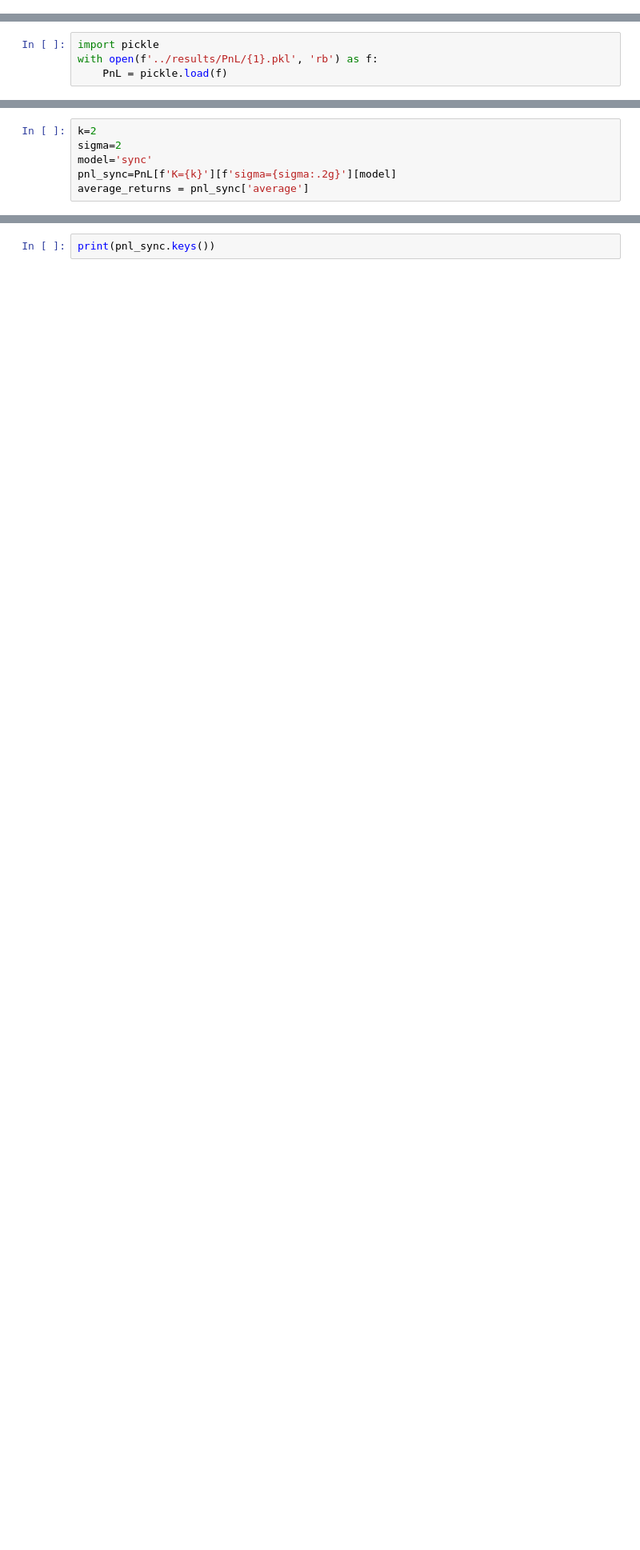
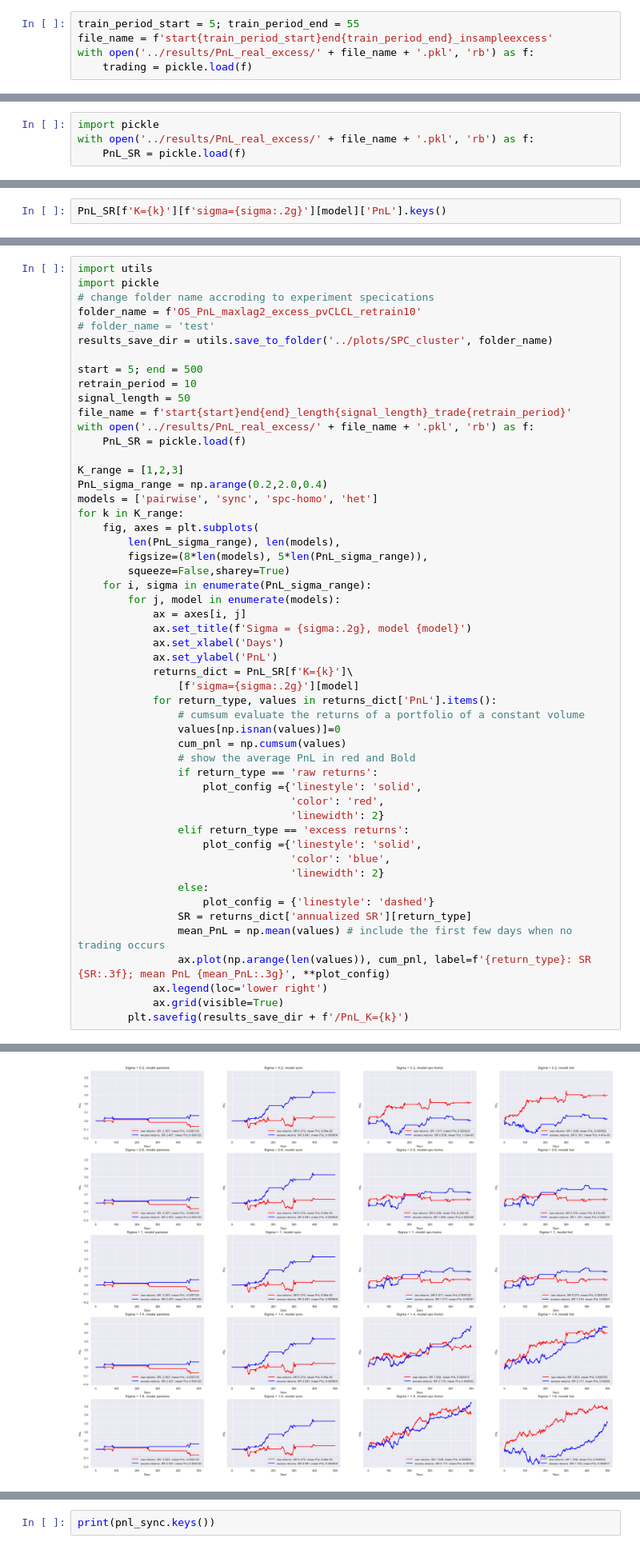
Before and after one commit to danni-shi/MRA, a Jupyter notebook: notebooks/test.ipynb, the cells around one changed output, grey strips where cells are left out. Shown at 80% size. Cells and saved outputs as stored; diff of their text form; blank space fills up the shorter version.

Commit message:
retrain at regular internvals and grid search over K and sigma

```diff
--- a/notebooks/test.ipynb
+++ b/notebooks/test.ipynb
@@ -6,0 +11,5 @@ sys.path.append('../src')
+# %%
+train_period_start = 5; train_period_end = 55
+file_name = f'start{train_period_start}end{train_period_end}_insampleexcess'
+with open('../results/PnL_real_excess/' + file_name + '.pkl', 'rb') as f:
+    trading = pickle.load(f)
@@ -7,4 +85,4 @@ sys.path.append('../src')
 # %%
 import pickle
-with open(f'../results/PnL/{1}.pkl', 'rb') as f:
-    PnL = pickle.load(f)
+with open('../results/PnL_real_excess/' + file_name + '.pkl', 'rb') as f:
+    PnL_SR = pickle.load(f)
@@ -11,6 +91,2 @@ with open(f'../results/PnL/{1}.pkl', 'rb') as f:
 # %%
-k=2
-sigma=2
-model='sync'
-pnl_sync=PnL[f'K={k}'][f'sigma={sigma:.2g}'][model]
-average_returns = pnl_sync['average']
+PnL_SR[f'K={k}'][f'sigma={sigma:.2g}'][model]['PnL'].keys()
@@ -16,0 +95,53 @@ average_returns = pnl_sync['average']
+# %%
+import utils
+import pickle
+# change folder name accroding to experiment specications
+folder_name = f'OS_PnL_maxlag2_excess_pvCLCL_retrain10'
+# folder_name = 'test'
+results_save_dir = utils.save_to_folder('../plots/SPC_cluster', folder_name)
+
+start = 5; end = 500
+retrain_period = 10
+signal_length = 50
+file_name = f'start{start}end{end}_length{signal_length}_trade{retrain_period}'
+with open('../results/PnL_real_excess/' + file_name + '.pkl', 'rb') as f:
+    PnL_SR = pickle.load(f)
+
+K_range = [1,2,3]
+PnL_sigma_range = np.arange(0.2,2.0,0.4)
+models = ['pairwise', 'sync', 'spc-homo', 'het']
+for k in K_range:
+    fig, axes = plt.subplots(
+        len(PnL_sigma_range), len(models),
+        figsize=(8*len(models), 5*len(PnL_sigma_range)),
+        squeeze=False,sharey=True)
+    for i, sigma in enumerate(PnL_sigma_range):
+        for j, model in enumerate(models):
+            ax = axes[i, j]
+            ax.set_title(f'Sigma = {sigma:.2g}, model {model}')
+            ax.set_xlabel('Days')
+            ax.set_ylabel('PnL')
+            returns_dict = PnL_SR[f'K={k}']\
+                [f'sigma={sigma:.2g}'][model]
+            for return_type, values in returns_dict['PnL'].items():
+                # cumsum evaluate the returns of a portfolio of a constant volume
+                values[np.isnan(values)]=0
+                cum_pnl = np.cumsum(values)
+                # show the average PnL in red and Bold
+                if return_type == 'raw returns':
+                    plot_config ={'linestyle': 'solid',
+                                  'color': 'red',
+                                  'linewidth': 2}
+                elif return_type == 'excess returns':
+                    plot_config ={'linestyle': 'solid',
+                                  'color': 'blue',
+                                  'linewidth': 2}
+                else:
+                    plot_config = {'linestyle': 'dashed'}
+                SR = returns_dict['annualized SR'][return_type]
+                mean_PnL = np.mean(values) # include the first few days when no trading occurs
+                ax.plot(np.arange(len(values)), cum_pnl, label=f'{return_type}: SR {SR:.3f}; mean PnL {mean_PnL:.3g}', **plot_config)
+            ax.legend(loc='lower right')
+            ax.grid(visible=True)
+        plt.savefig(results_save_dir + f'/PnL_K={k}')
+# %% [output]
@@ -16,0 +149 @@ average_returns = pnl_sync['average']
+[figure, added]
```
Also changed, not shown: parts of 28 cells of this notebook, 9 other files.
